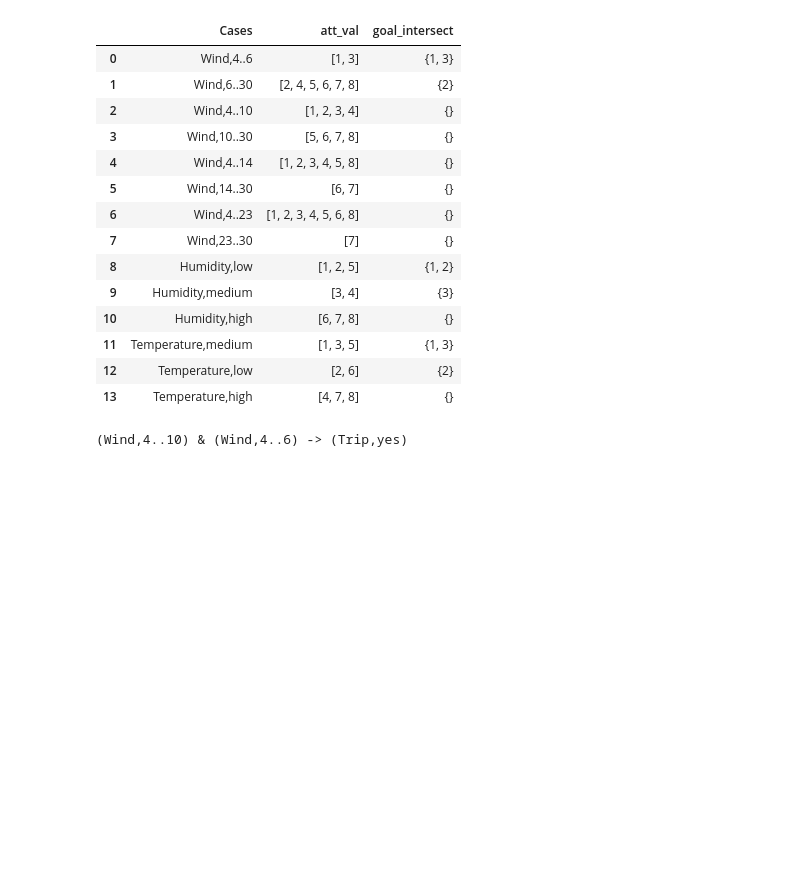
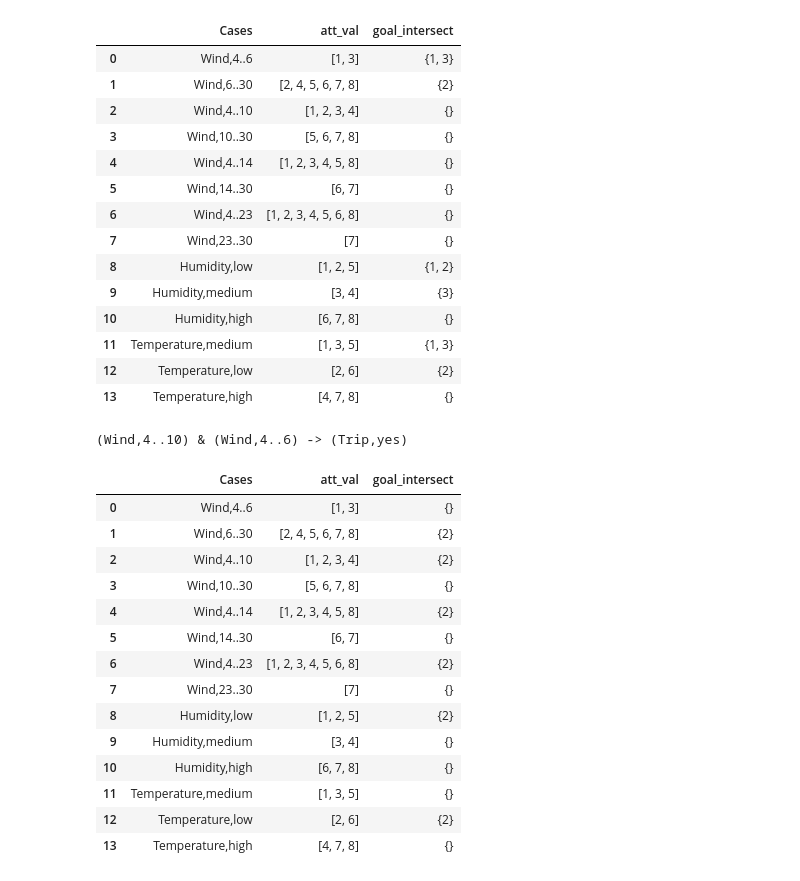
Before and after one commit to Priyanka1527/RuleComplexity_MissingValue, a Jupyter notebook: notebook/MLEM2.ipynb, the cells around one changed output. Cells and saved outputs as stored; diff of their text form; code cells hidden in the pictures; blank space fills up the shorter version.

Commit message:
All Rules developed for first goal - manually running

```diff
--- a/notebook/MLEM2.ipynb
+++ b/notebook/MLEM2.ipynb
@@ -355,0 +374,18 @@ stepAlgo(df3,selected_case,current_goal)
+# %%
+df3
+# %% [output]
+|  | Cases | att_val | goal_intersect |
+| 0 | Wind,4..6 | [1, 3] | {} |
+| 1 | Wind,6..30 | [2, 4, 5, 6, 7, 8] | {2} |
+| 2 | Wind,4..10 | [1, 2, 3, 4] | {2} |
+| 3 | Wind,10..30 | [5, 6, 7, 8] | {} |
+| 4 | Wind,4..14 | [1, 2, 3, 4, 5, 8] | {2} |
+| 5 | Wind,14..30 | [6, 7] | {} |
+| 6 | Wind,4..23 | [1, 2, 3, 4, 5, 6, 8] | {2} |
+| 7 | Wind,23..30 | [7] | {} |
+| 8 | Humidity,low | [1, 2, 5] | {2} |
+| 9 | Humidity,medium | [3, 4] | {} |
+| 10 | Humidity,high | [6, 7, 8] | {} |
+| 11 | Temperature,medium | [1, 3, 5] | {} |
+| 12 | Temperature,low | [2, 6] | {2} |
+| 13 | Temperature,high | [4, 7, 8] | {} |
```
Also changed, not shown: parts of 15 cells of this notebook.
